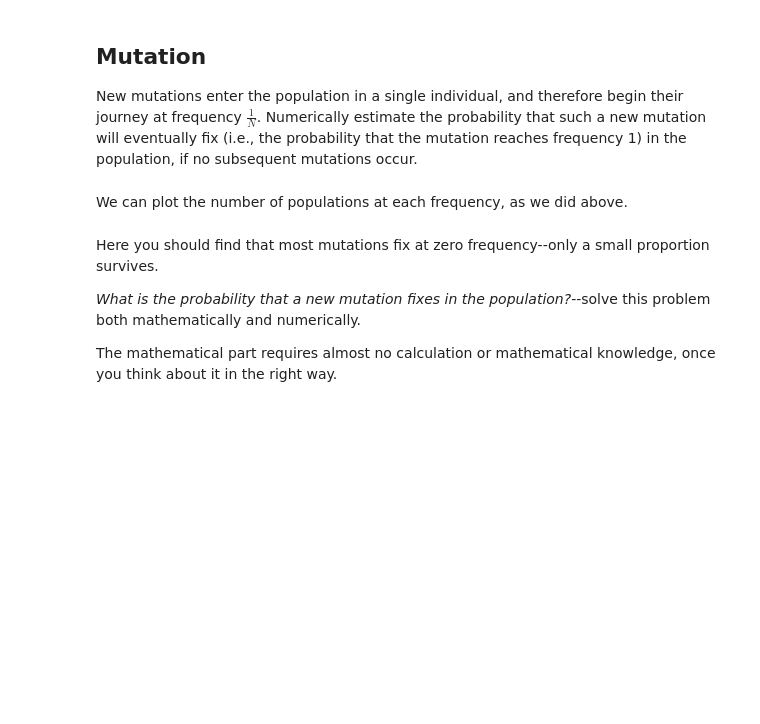
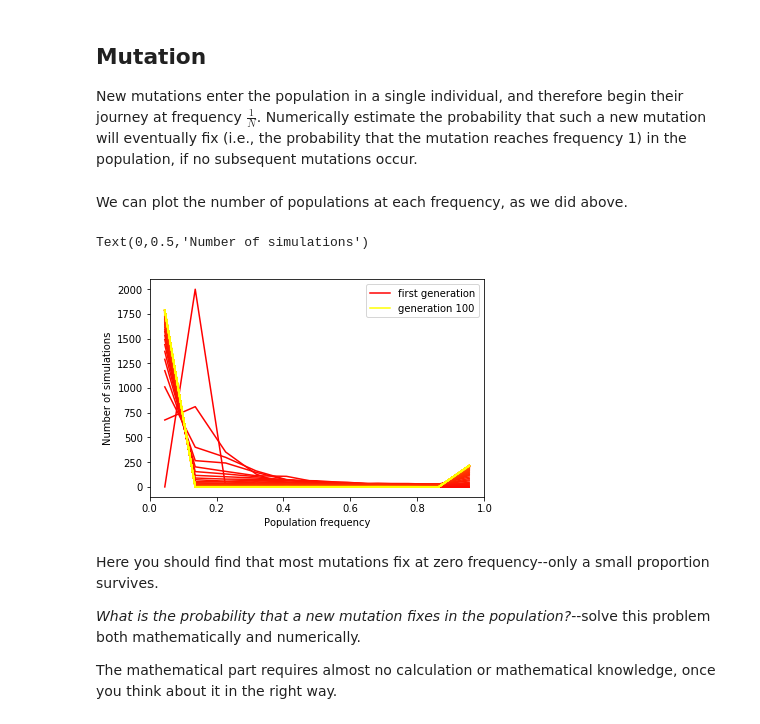
Before and after one commit to Nairit11/C3G-WarmUp, a Jupyter notebook: Wright-Fisher.ipynb, the cells around one changed output. Cells and saved outputs as stored; diff of their text form; code cells hidden in the pictures; blank space fills up the shorter version.

```diff
--- a/Wright-Fisher.ipynb
+++ b/Wright-Fisher.ipynb
@@ -509,33 +575,36 @@ nInd = 10
 nGen = 100
 nRuns = 2000
 #enter the initial allele frequency for new mutations
-p0 = ...
-pops = [... for i in range(nRuns)]
+p0 = 0.1
+pops = [population(nInd, p0) for i in range(nRuns)]
 [pop.evolve(nGen) for pop in pops];
 # %% [markdown]
 We can plot the number of populations at each frequency, as we did above.
 # %%
 ### 24
 nBins = nInd + 1  # We want to have bins for 0,1,2,...,N copies of the allele.
 proportion_fixed = []  # fixation rate
 for i in range(nGen+1):
-    x,y = frequencyAtGen(...);
+    x,y = frequencyAtGen(i, pops);
     if i==0:
         plt.plot(x, y, color=plt.cm.autumn(i*1./nGen), label="first generation")  # cm.autumn(i*1./nGen) returns the
                                                                             #color with which to plot the current line
     elif i==nGen:
         plt.plot(x, y, color=plt.cm.autumn(i*1./nGen), label="generation %d"% (nGen,) )
     else:
         plt.plot(x, y, color=plt.cm.autumn(i*1./nGen))
 
     #we'll consider a population "fixed" if it is in the highest-frequency bin. It's
     #an approximation, but not a bad one if the number of bins is comparable to the
     #population size.
     proportion_fixed.append((i, y[-1]*1./nRuns))
 
 plt.legend()
 plt.xlabel("Population frequency")
 plt.ylabel("Number of simulations")
+# %% [output]
+Text(0,0.5,'Number of simulations')
+[figure, added]
 # %% [markdown]
 Here you should find that most mutations fix at zero frequency--only a small proportion survives.
 
```
Also changed, not shown: parts of 24 cells of this notebook.
